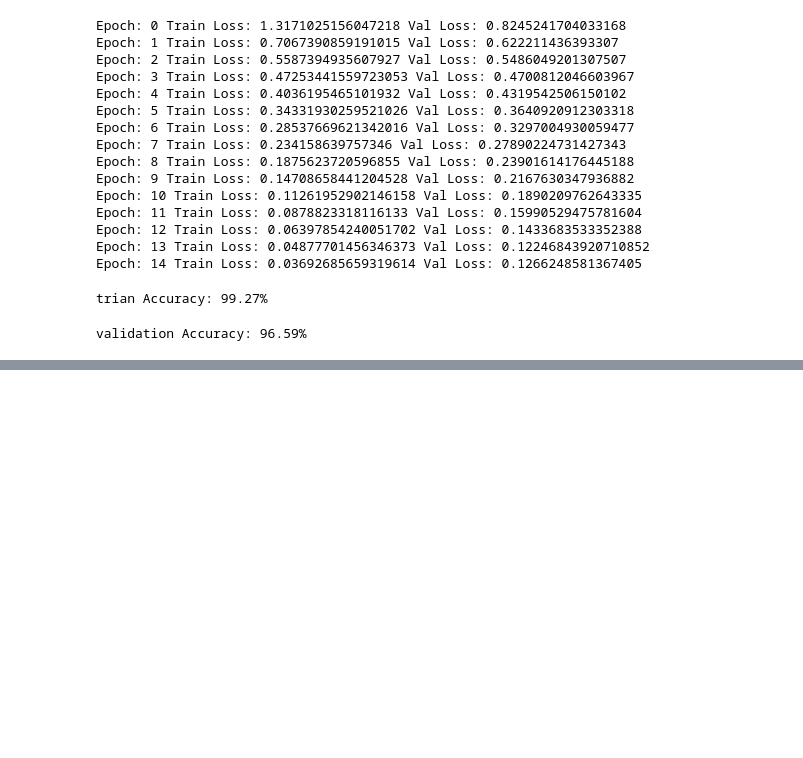
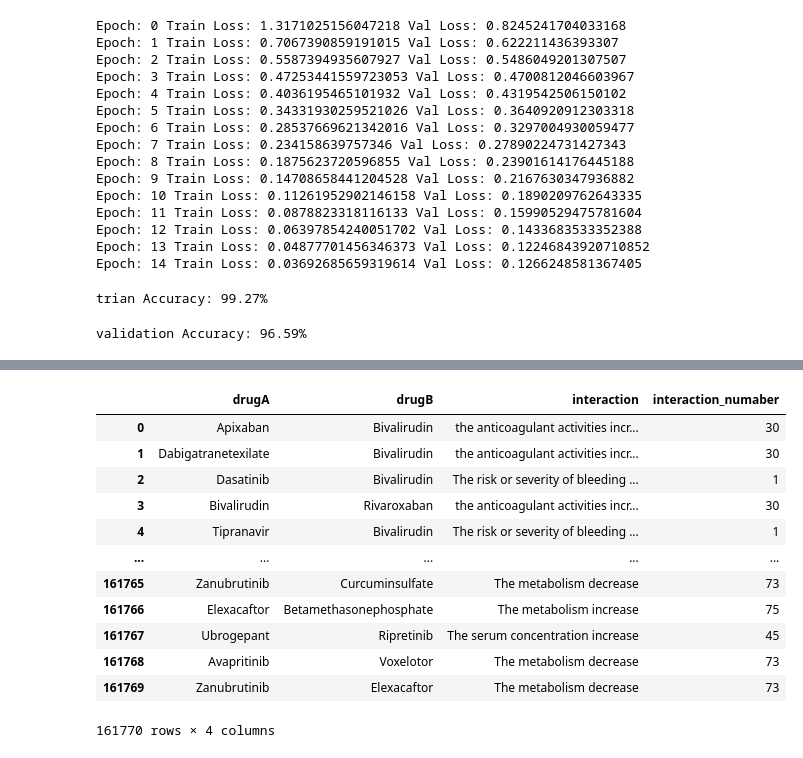
Before and after one commit to erfansky/CPSP, a Jupyter notebook: untitled.ipynb, the cells around one changed output, grey strips where cells are left out. Drawn from its saved outputs; the diff is of its cells as text; code cells hidden in the pictures; blank space fills up the shorter version.

```diff
--- a/untitled.ipynb
+++ b/untitled.ipynb
@@ -412,0 +470,18 @@ validation Accuracy: 96.59%
+# %%
+label_creator = Label_creator()
+y = label_creator.fit_transform(extraction,index='index',mechanism='mechanism',action='action')
+y
+# %% [output]
+|  | drugA | drugB | interaction | interaction_numaber |
+| 0 | Apixaban | Bivalirudin | the anticoagulant activities incr... | 30 |
+| 1 | Dabigatranetexilate | Bivalirudin | the anticoagulant activities incr... | 30 |
+| 2 | Dasatinib | Bivalirudin | The risk or severity of bleeding ... | 1 |
+| 3 | Bivalirudin | Rivaroxaban | the anticoagulant activities incr... | 30 |
+| 4 | Tipranavir | Bivalirudin | The risk or severity of bleeding ... | 1 |
+| ... | ... | ... | ... | ... |
+| 161765 | Zanubrutinib | Curcuminsulfate | The metabolism decrease | 73 |
+| 161766 | Elexacaftor | Betamethasonephosphate | The metabolism increase | 75 |
+| 161767 | Ubrogepant | Ripretinib | The serum concentration increase | 45 |
+| 161768 | Avapritinib | Voxelotor | The metabolism decrease | 73 |
+| 161769 | Zanubrutinib | Elexacaftor | The metabolism decrease | 73 |
+161770 rows × 4 columns
```
Also changed, not shown: parts of 16 cells of this notebook, 1 other file.
